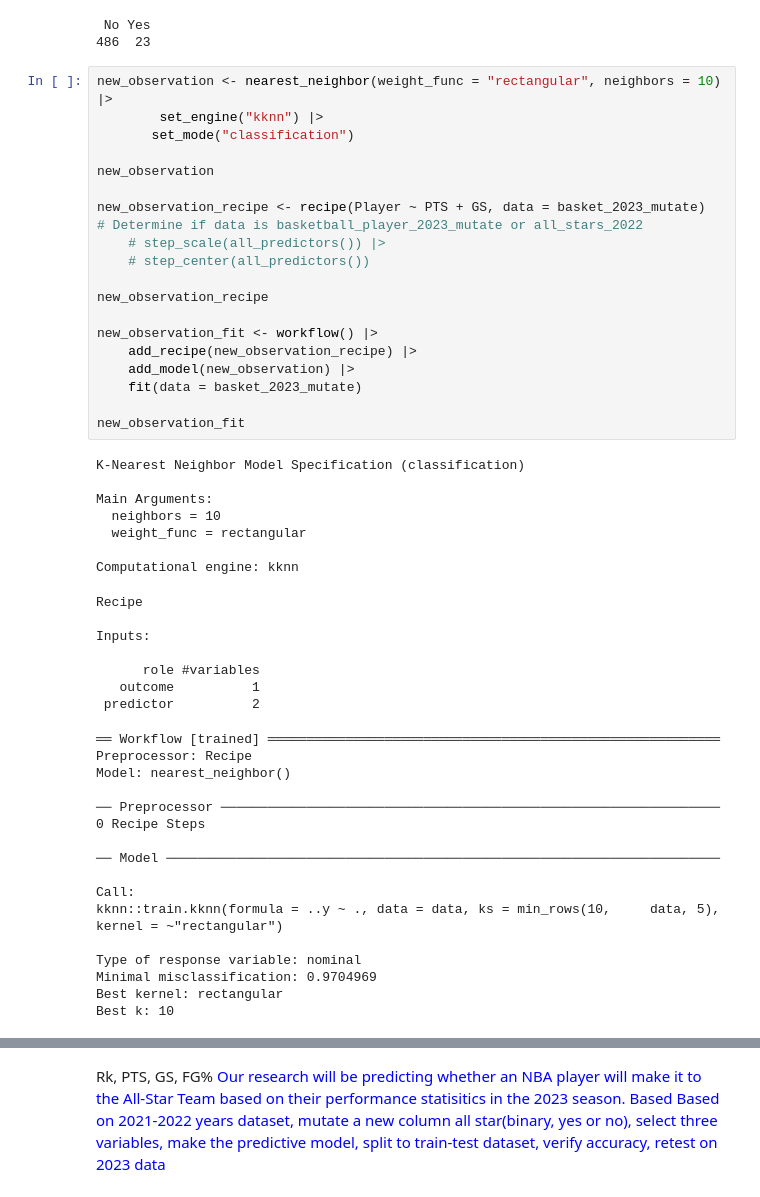
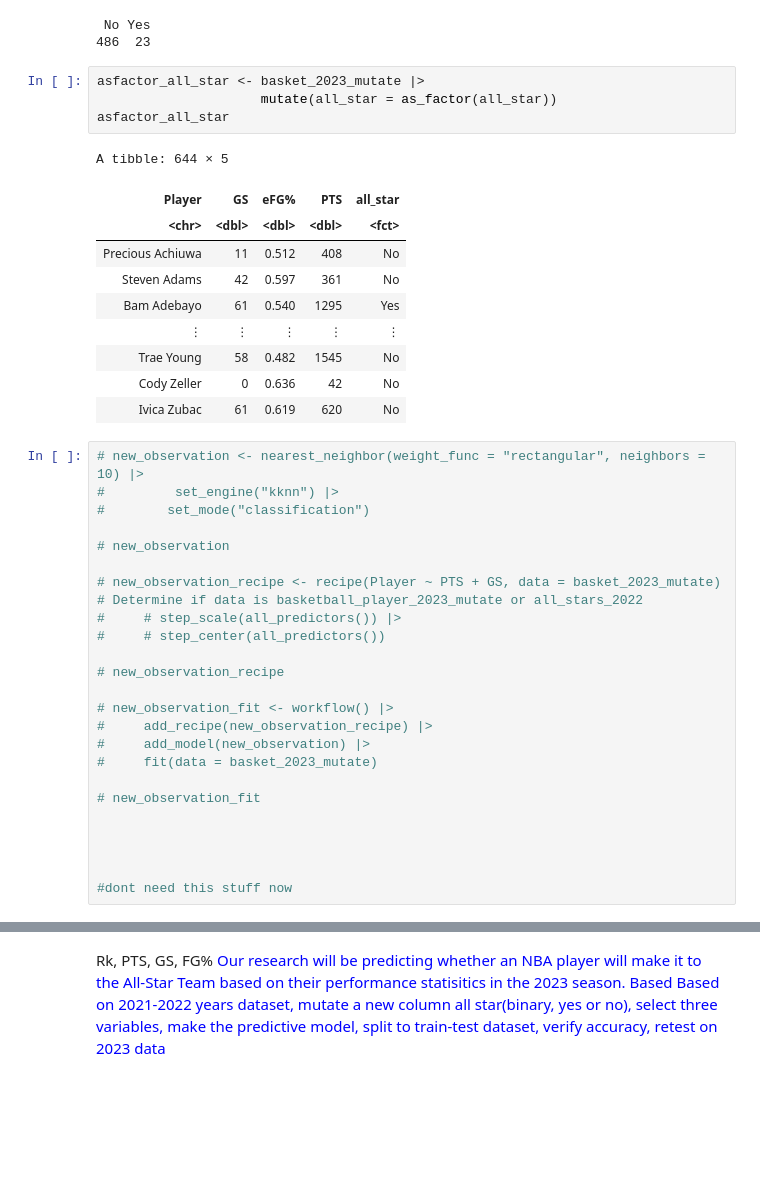
Before and after one commit to DrakenRaptor/Section006-28-Proposal, a Jupyter notebook: ProjectTrial.ipynb, the cells around one changed output, grey strips where cells are left out. Saved outputs shown, nothing was run; the diff lists cells and outputs as text; blank space fills up the shorter version.

Commit message:
made the all star column as factor
dfgfd

```diff
--- a/ProjectTrial.ipynb
+++ b/ProjectTrial.ipynb
@@ -282,54 +300,43 @@ table(basket_2022_np$all_star)
 428  24
  No Yes
 486  23
+# %%
+asfactor_all_star <- basket_2023_mutate |>
+                     mutate(all_star = as_factor(all_star))
+asfactor_all_star
+# %% [output]
+A tibble: 644 × 5
+| Player | GS | eFG% | PTS | all_star |
+| <chr> | <dbl> | <dbl> | <dbl> | <fct> |
+| Precious Achiuwa | 11 | 0.512 | 408 | No |
+| Steven Adams | 42 | 0.597 | 361 | No |
+| Bam Adebayo | 61 | 0.540 | 1295 | Yes |
+| ⋮ | ⋮ | ⋮ | ⋮ | ⋮ |
+| Trae Young | 58 | 0.482 | 1545 | No |
+| Cody Zeller | 0 | 0.636 | 42 | No |
+| Ivica Zubac | 61 | 0.619 | 620 | No |
 # %%
-new_observation <- nearest_neighbor(weight_func = "rectangular", neighbors = 10) |>
-        set_engine("kknn") |>
-       set_mode("classification")
+# new_observation <- nearest_neighbor(weight_func = "rectangular", neighbors = 10) |>
+#         set_engine("kknn") |>
+#        set_mode("classification")
 
-new_observation
+# new_observation
 
-new_observation_recipe <- recipe(Player ~ PTS + GS, data = basket_2023_mutate)   # Determine if data is basketball_player_2023_mutate or all_stars_2022
-    # step_scale(all_predictors()) |>
-    # step_center(all_predictors())
+# new_observation_recipe <- recipe(Player ~ PTS + GS, data = basket_2023_mutate)   # Determine if data is basketball_player_2023_mutate or all_stars_2022
+#     # step_scale(all_predictors()) |>
+#     # step_center(all_predictors())
 
-new_observation_recipe
+# new_observation_recipe
 
-new_observation_fit <- workflow() |>
-    add_recipe(new_observation_recipe) |>
-    add_model(new_observation) |>
-    fit(data = basket_2023_mutate)
+# new_observation_fit <- workflow() |>
+#     add_recipe(new_observation_recipe) |>
+#     add_model(new_observation) |>
+#     fit(data = basket_2023_mutate)
 
-new_observation_fit
+# new_observation_fit
+
+
+
+
+#dont need this stuff now
-# %% [output]
-K-Nearest Neighbor Model Specification (classification)
-
-Main Arguments:
-  neighbors = 10
-  weight_func = rectangular
-
-Computational engine: kknn
-Recipe
-
-Inputs:
-
-      role #variables
-   outcome          1
- predictor          2
-══ Workflow [trained] ══════════════════════════════════════════════════════════
-Preprocessor: Recipe
-Model: nearest_neighbor()
-
-── Preprocessor ────────────────────────────────────────────────────────────────
-0 Recipe Steps
-
-── Model ───────────────────────────────────────────────────────────────────────
-
-Call:
-kknn::train.kknn(formula = ..y ~ ., data = data, ks = min_rows(10,     data, 5), kernel = ~"rectangular")
-
-Type of response variable: nominal
-Minimal misclassification: 0.9704969
-Best kernel: rectangular
-Best k: 10
 # %%
```
Also changed, not shown: parts of 5 cells of this notebook.
